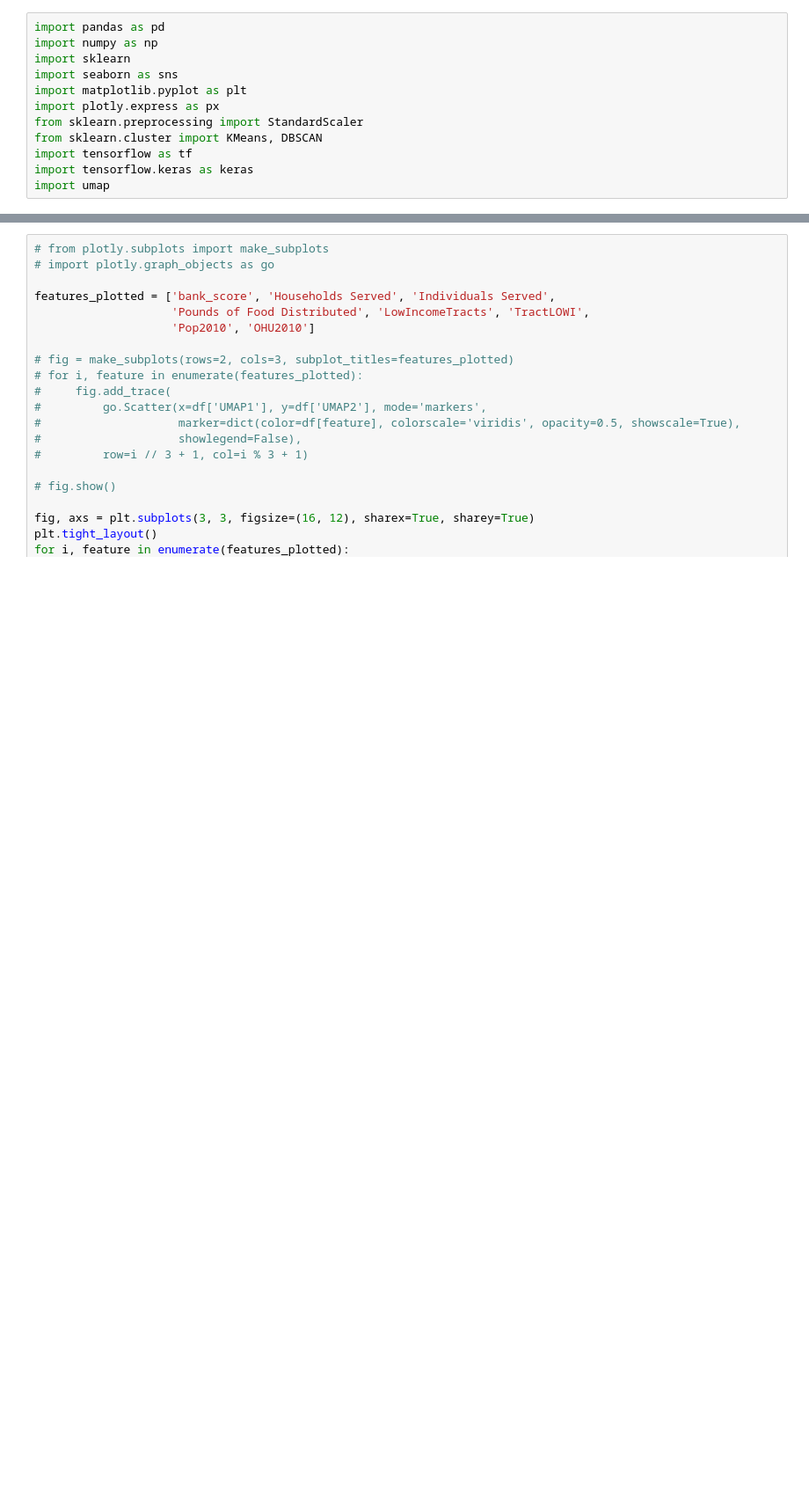
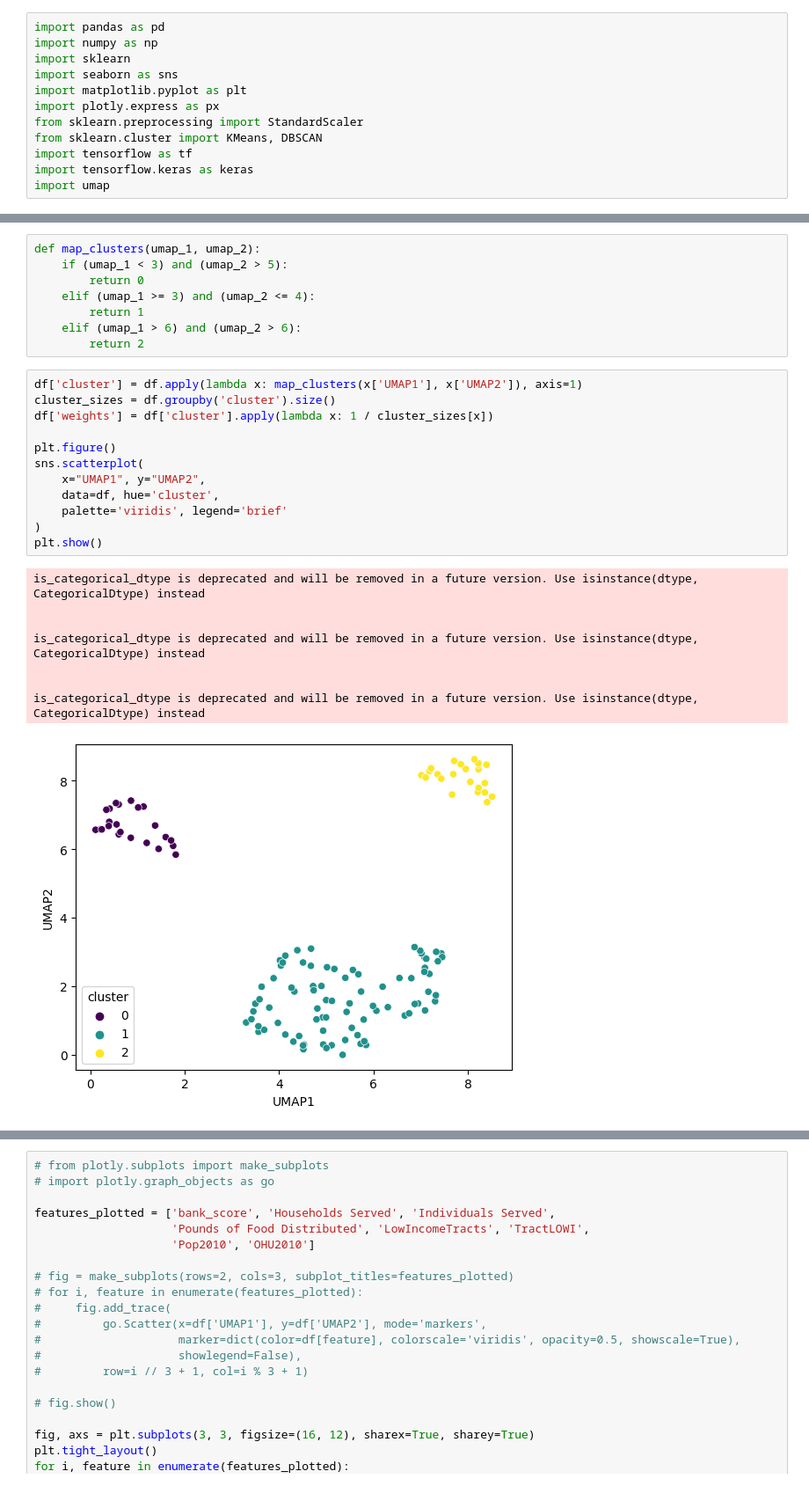
Before and after one commit to ericwhamilton1/gradient-descent-into-madness, a Jupyter notebook: umap_data_viz.ipynb, the cells around one changed output, grey strips where cells are left out. Shown at 88% size. Saved outputs shown, nothing was run; the diff lists cells and outputs as text; blank space fills up the shorter version.

Commit message:
Clusters are now defined based on UMAP not KMeans

```diff
--- a/umap_data_viz.ipynb
+++ b/umap_data_viz.ipynb
@@ -52,4 +54,33 @@ sns.scatterplot(
 plt.show()
 # %% [output]
 [figure]
+# %%
+def map_clusters(umap_1, umap_2):
+    if (umap_1 < 3) and (umap_2 > 5):
+        return 0
+    elif (umap_1 >= 3) and (umap_2 <= 4):
+        return 1
+    elif (umap_1 > 6) and (umap_2 > 6):
+        return 2
+# %%
+df['cluster'] = df.apply(lambda x: map_clusters(x['UMAP1'], x['UMAP2']), axis=1)
+cluster_sizes = df.groupby('cluster').size()
+df['weights'] = df['cluster'].apply(lambda x: 1 / cluster_sizes[x])
+
+plt.figure()
+sns.scatterplot(
+    x="UMAP1", y="UMAP2",
+    data=df, hue='cluster',
+    palette='viridis', legend='brief'
+)
+plt.show()
+# %% [output]
+is_categorical_dtype is deprecated and will be removed in a future version. Use isinstance(dtype, CategoricalDtype) instead
+
+
+is_categorical_dtype is deprecated and will be removed in a future version. Use isinstance(dtype, CategoricalDtype) instead
+
+
+is_categorical_dtype is deprecated and will be removed in a future version. Use isinstance(dtype, CategoricalDtype) instead
+[figure, added]
 # %%
```
Also changed, not shown: parts of 3 cells of this notebook.
